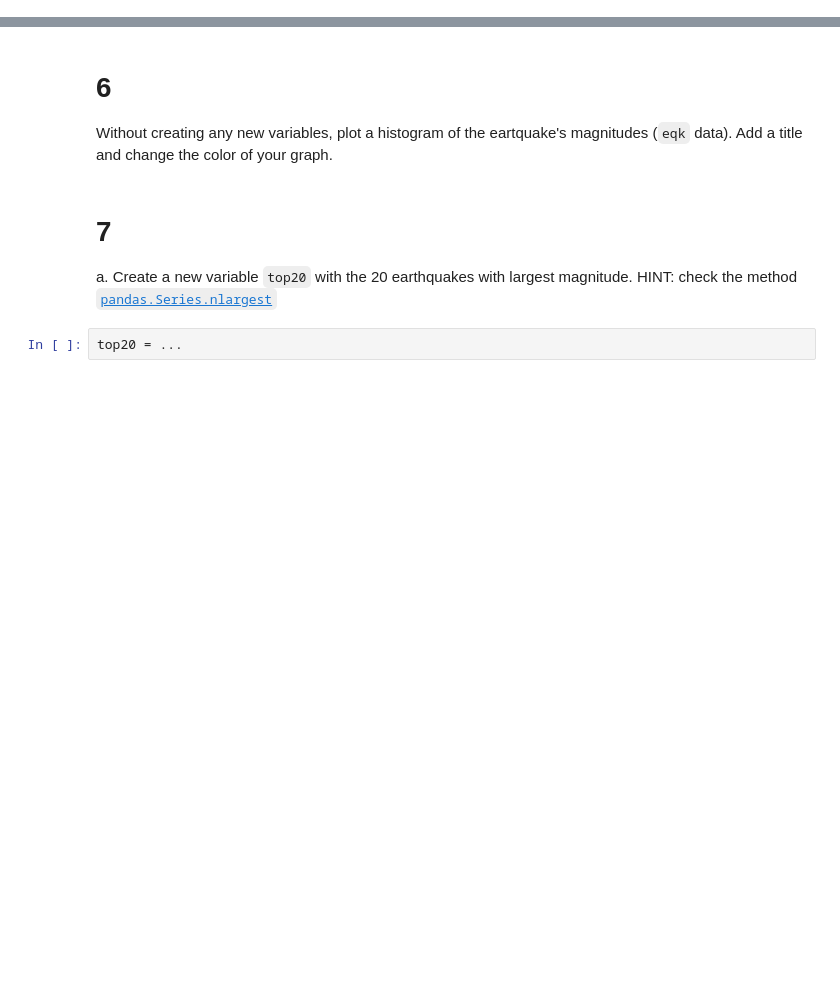
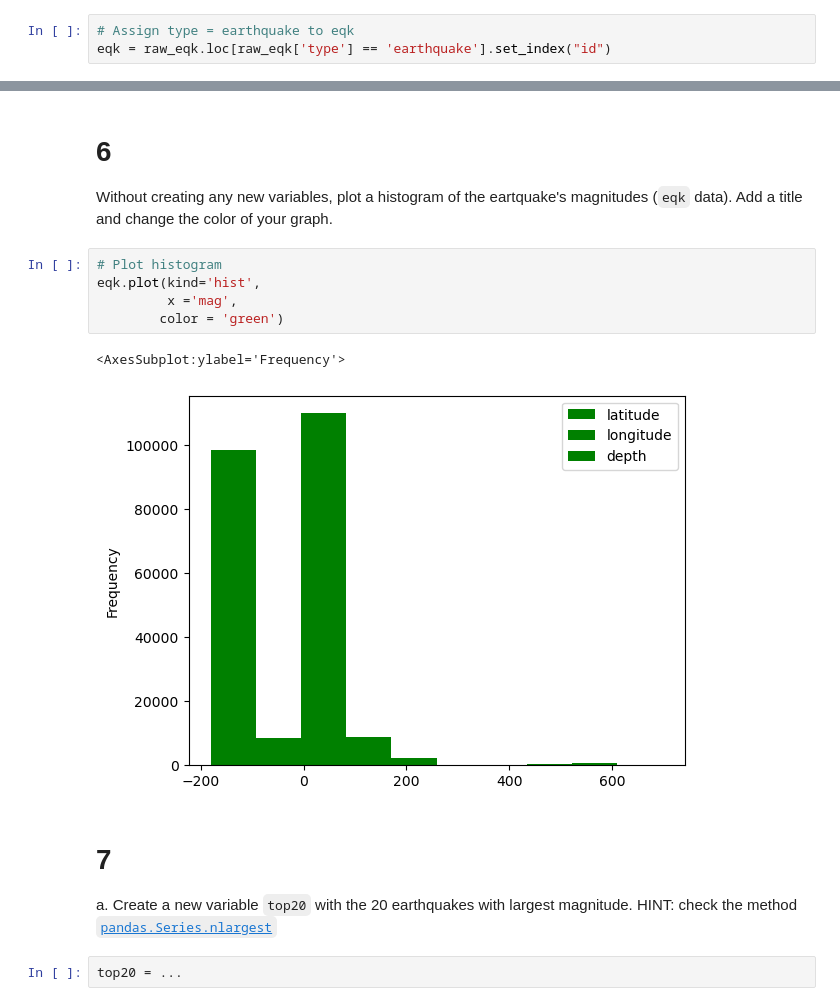
Before and after one commit to Aoverbye/eds220-hwk1, a Jupyter notebook: hwk1-task3-earthquakes.ipynb, the cells around one changed output, grey strips where cells are left out. Saved outputs shown, nothing was run; the diff lists cells and outputs as text; blank space fills up the shorter version.

Commit message:
Work on problems 4-8, begin creating histogram.

```diff
--- a/hwk1-task3-earthquakes.ipynb
+++ b/hwk1-task3-earthquakes.ipynb
@@ -133,3 +131,6 @@ eqk = ...
+# %%
+# Assign type = earthquake to eqk
+eqk = raw_eqk.loc[raw_eqk['type'] == 'earthquake'].set_index("id")
 # %%
 # View the dataframe
 eqk
@@ -157,6 +180,14 @@ omitted_events = ...
 
 # 6
 Without creating any new variables, plot a histogram of the eartquake's magnitudes (`eqk` data). Add a title and change the color of your graph.
+# %%
+# Plot histogram
+eqk.plot(kind='hist',
+         x ='mag',
+        color = 'green')
+# %% [output]
+<AxesSubplot:ylabel='Frequency'>
+[figure, added]
 # %% [markdown]
 <!-- END QUESTION -->
 
```
Also changed, not shown: parts of 7 cells of this notebook.
